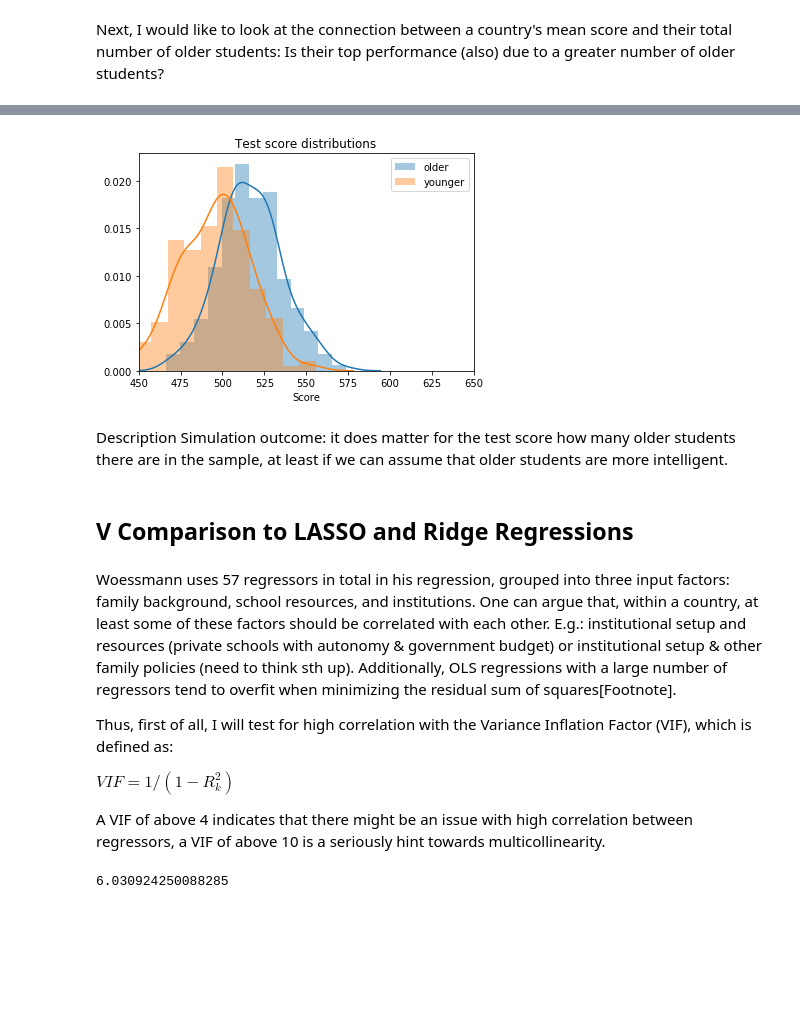
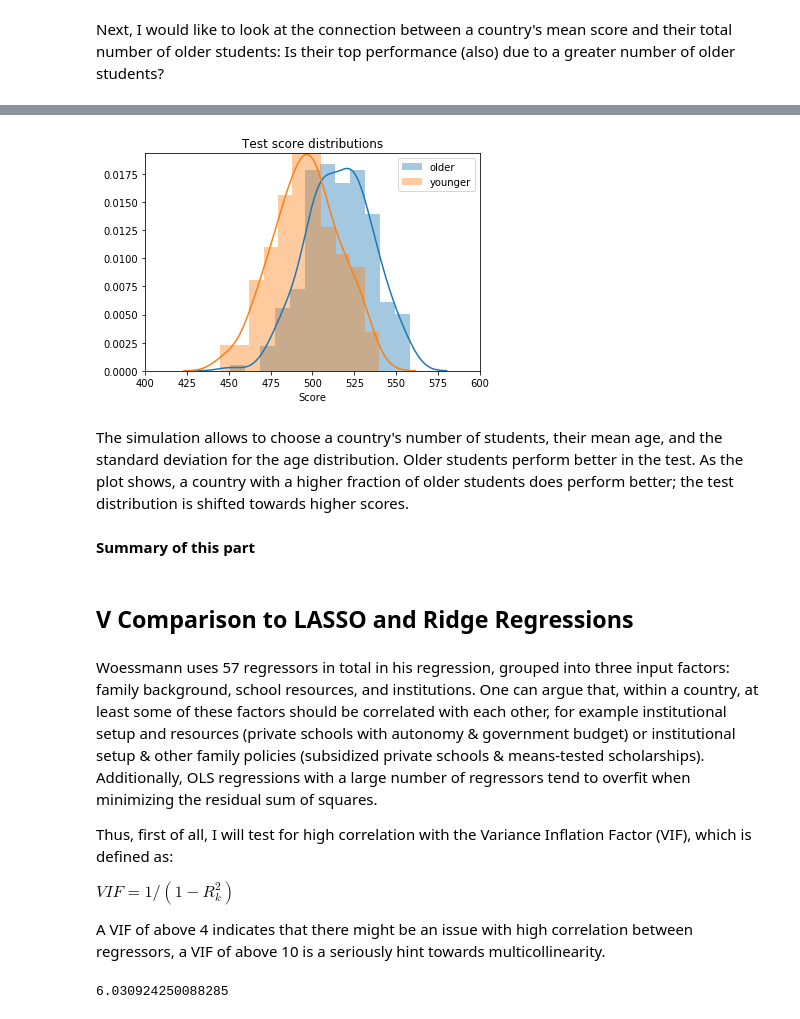
Before and after one commit to MVBrinker/student-project-ELJust, a Jupyter notebook: Woessmann_School_System.ipynb, the cells around one changed output, grey strips where cells are left out. Drawn from its saved outputs; the diff is of its cells as text; code cells hidden in the pictures; blank space fills up the shorter version.

Commit message:
Edited References and Part V.

```diff
--- a/Woessmann_School_System.ipynb
+++ b/Woessmann_School_System.ipynb
@@ -582,10 +580,16 @@ for i in range(mean_scores['pv1math'].count()):
     value = mean_scores['pv1math'].loc[i]
     list_of_scores.append(value)
 
+rank = []
+for i in range(1,30):
+    rank.append(i)
+
 df_16_per_country = pd.DataFrame(
     {'Country': list_of_countries,
+     'rank' : rank,
      'pv1math': list_of_scores,
      '# 16 year olds' : number_16_year_olds
     })
-df_16_per_country.set_index('Country')
+df_16 = df_16_per_country.set_index('Country').sort_values(by=['# 16 year olds'])
+df_16
 # %% [output]
@@ -619,6 +623,11 @@ import collections
 def student(age):
     """
     Assume students' intelligence increases linearly with age.
+    Arguments:
+    - age: student's age
+    Returns:
+    - sigma: score Std Deviation
+    - Mu: student score
     """
     sigma = 100
     mu = 480 + 40*(age-15)
@@ -662,20 +671,22 @@ df_sim2 = simulation(200, 15.4, 0.5)
 # %%
 # create table and plot for the distribution to compare the two groups
 %matplotlib inline
 ax = sns.distplot(df_sim1['score'], label='older')
 ax = sns.distplot(df_sim2['score'], label='younger')
-ax.set_xlim(450, 650)
+ax.set_xlim(400, 600)
 ax.set_title('Test score distributions')
 ax.set_xlabel('Score')
 ax.legend();
 # %% [output]
-[figure, old version]
+[figure, new version]
-# %% [markdown]
-Description Simulation outcome: it does matter for the test score how many older students there are in the sample, at least if we can assume that older students are more intelligent.
+# %% [markdown]
+The simulation allows to choose a country's number of students, their mean age, and the standard deviation for the age distribution. Older students perform better in the test. As the plot shows, a country with a higher fraction of older students does perform better; the test distribution is shifted towards higher scores.
+# %% [markdown]
+**Summary of this part**
 # %% [markdown]
 ## V Comparison to LASSO and Ridge Regressions
 # %% [markdown]
-Woessmann uses 57 regressors in total in his regression, grouped into three input factors: family background, school resources, and institutions. One can argue that, within a country, at least some of these factors should be correlated with each other. E.g.: institutional setup and resources (private schools with autonomy & government budget) or institutional setup & other family policies (need to think sth up). Additionally, OLS regressions with a large number of regressors tend to overfit when minimizing the residual sum of squares[Footnote].
+Woessmann uses 57 regressors in total in his regression, grouped into three input factors: family background, school resources, and institutions. One can argue that, within a country, at least some of these factors should be correlated with each other, for example institutional setup and resources (private schools with autonomy & government budget) or institutional setup & other family policies (subsidized private schools & means-tested scholarships). Additionally, OLS regressions with a large number of regressors tend to overfit when minimizing the residual sum of squares.
 
 Thus, first of all, I will test for high correlation with the Variance Inflation Factor (VIF), which is defined as:
 
```
Also changed, not shown: parts of 24 cells of this notebook.
